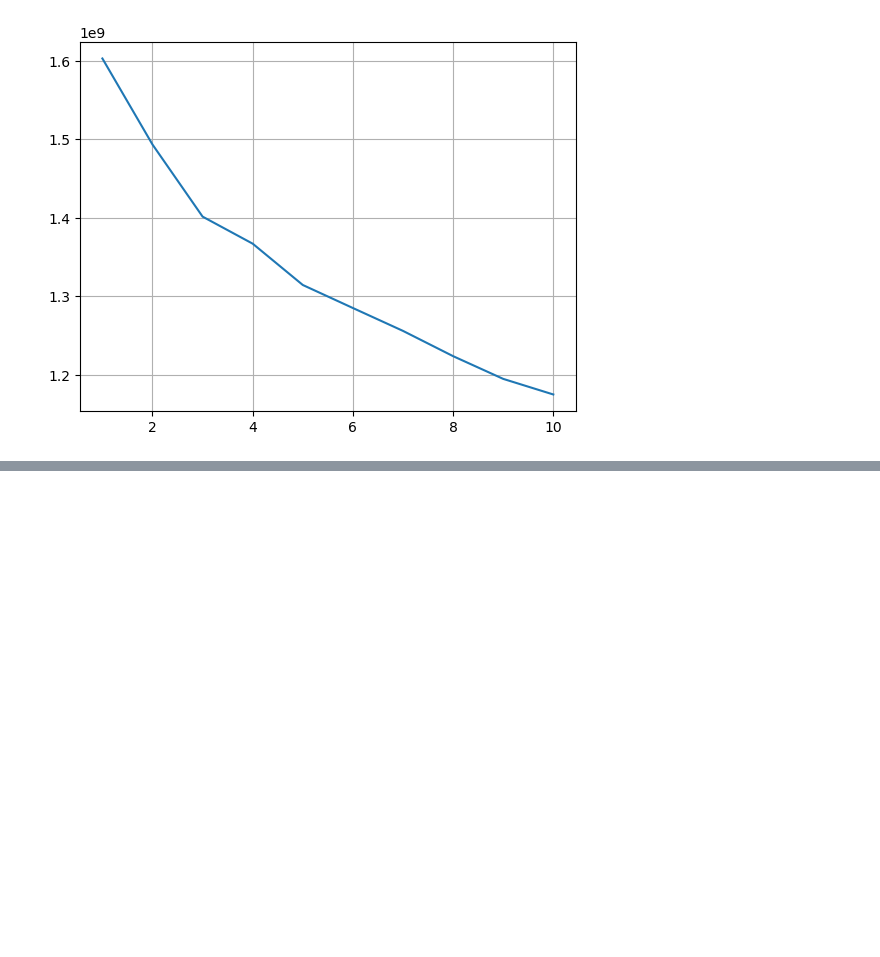
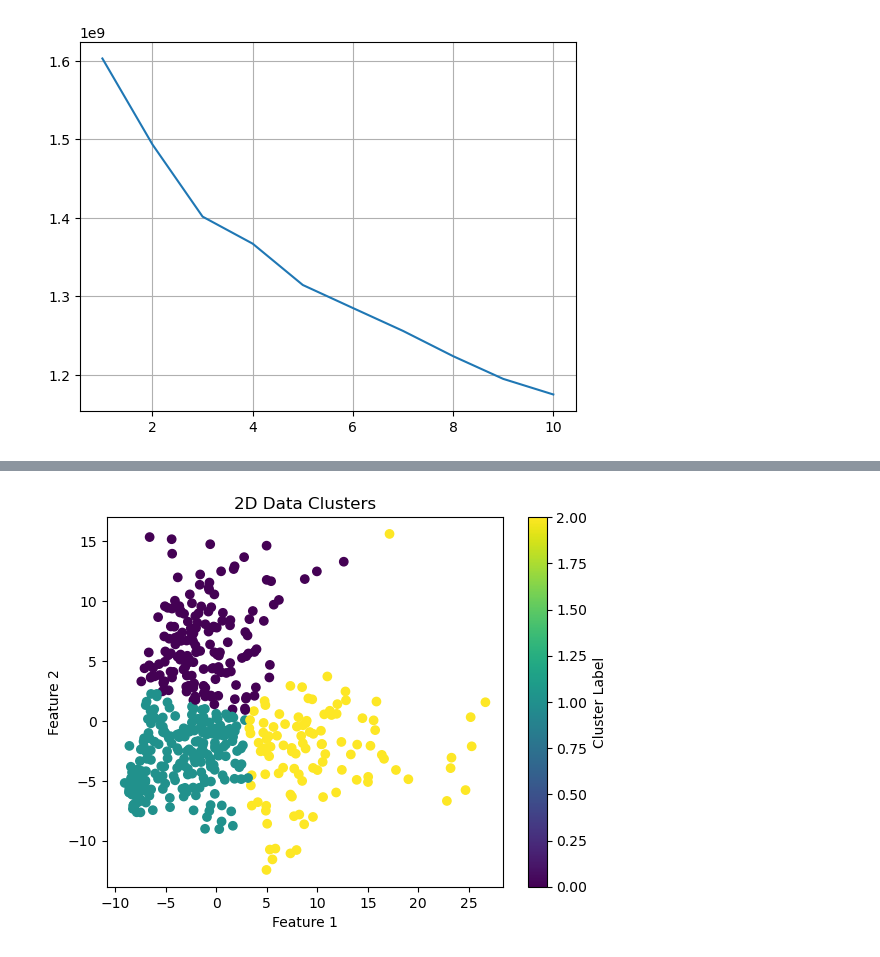
Before and after one commit to leegosx/ds-hw-06, a Jupyter notebook: hw6.ipynb, the cells around one changed output, grey strips where cells are left out. Drawn from its saved outputs; the diff is of its cells as text; code cells hidden in the pictures; blank space fills up the shorter version.

```diff
--- a/hw6.ipynb
+++ b/hw6.ipynb
@@ -52,0 +81,13 @@ plt.show()
+# %%
+kmeans = KMeans(n_clusters=3, n_init='auto')
+kmeans.fit(new_scale)
+labels = kmeans.labels_
+
+plt.scatter(new_scale[:, 0], new_scale[:, 1], c=labels)
+plt.title('2D Data Clusters')
+plt.xlabel('Feature 1')
+plt.ylabel('Feature 2')
+plt.colorbar(label='Cluster Label')
+plt.show()
+# %% [output]
+[figure, added]
```
Also changed, not shown: parts of 4 cells of this notebook.
